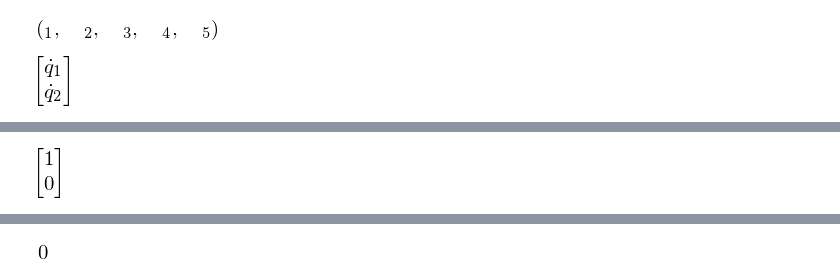
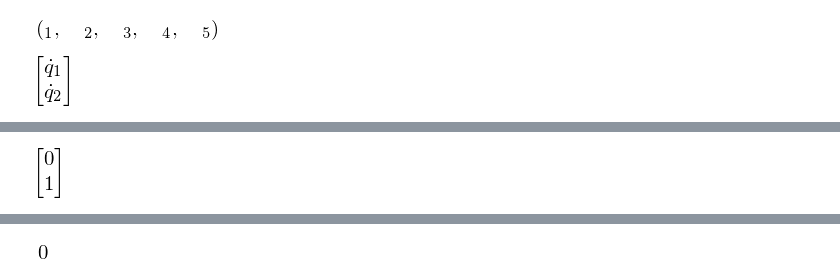
Before and after one commit to cad3na/DCA, a Jupyter notebook: IPythonNotebooks/Control Optimo/Untitled.ipynb, the cells around one changed output, grey strips where cells are left out. Drawn from its saved outputs; the diff is of its cells as text; code cells hidden in the pictures.

```diff
--- a/IPythonNotebooks/Control Optimo/Untitled.ipynb
+++ b/IPythonNotebooks/Control Optimo/Untitled.ipynb
@@ -56,8 +56,8 @@ Uq
 # %%
-G = Matrix([[1], [0]])
+G = Matrix([[0], [1]])
 G
 # %% [output]
-[figure, old version]
+[figure, new version]
 # %%
 f = trigsimp(M.inv())*G*u + trigsimp((-trigsimp(M.inv())*C*q.diff(t)).expand()) + trigsimp((-trigsimp(M.inv())*Uq).expand())
 # %%
```
Also changed, not shown: parts of 17 cells of this notebook, 11 other files.
